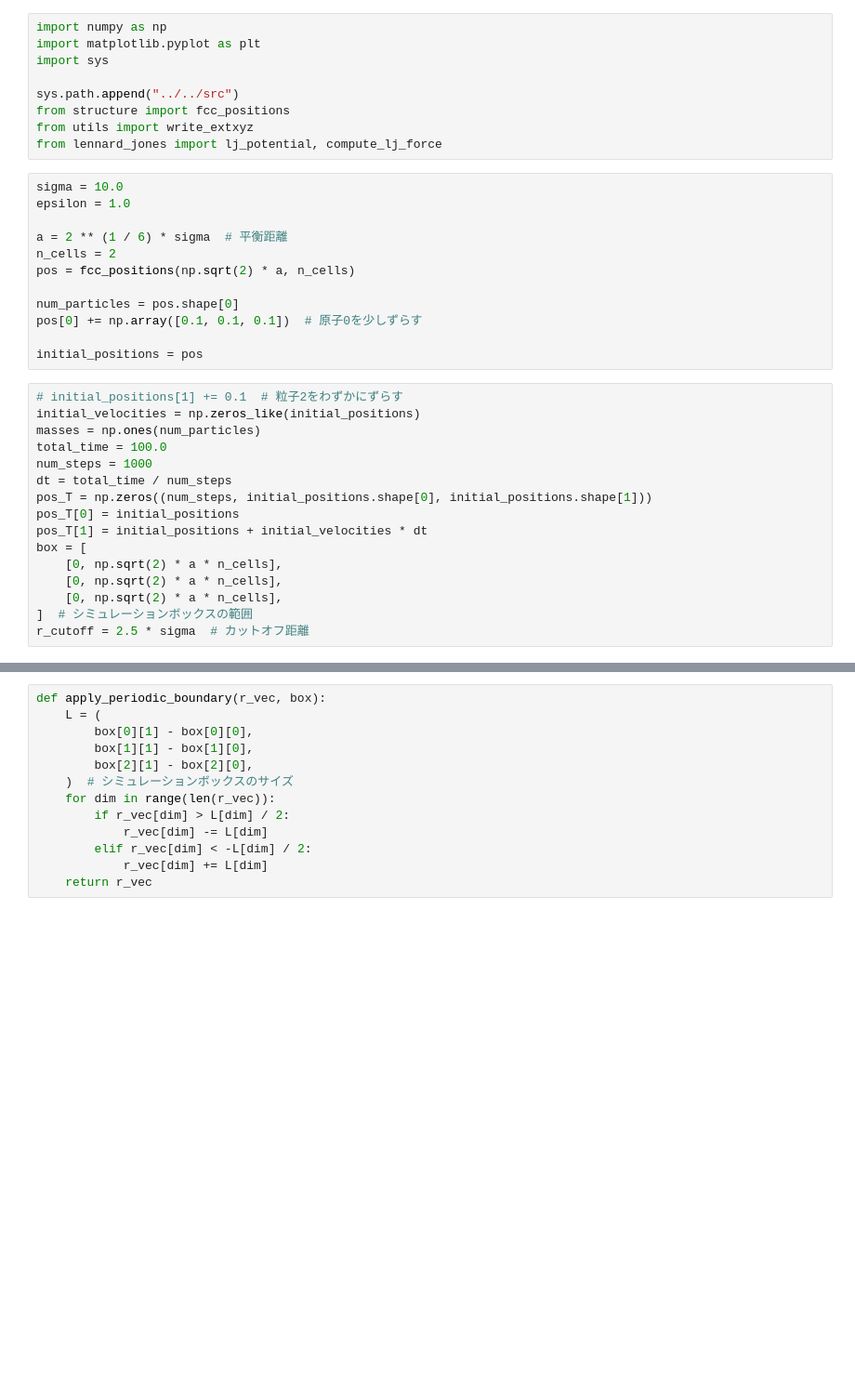
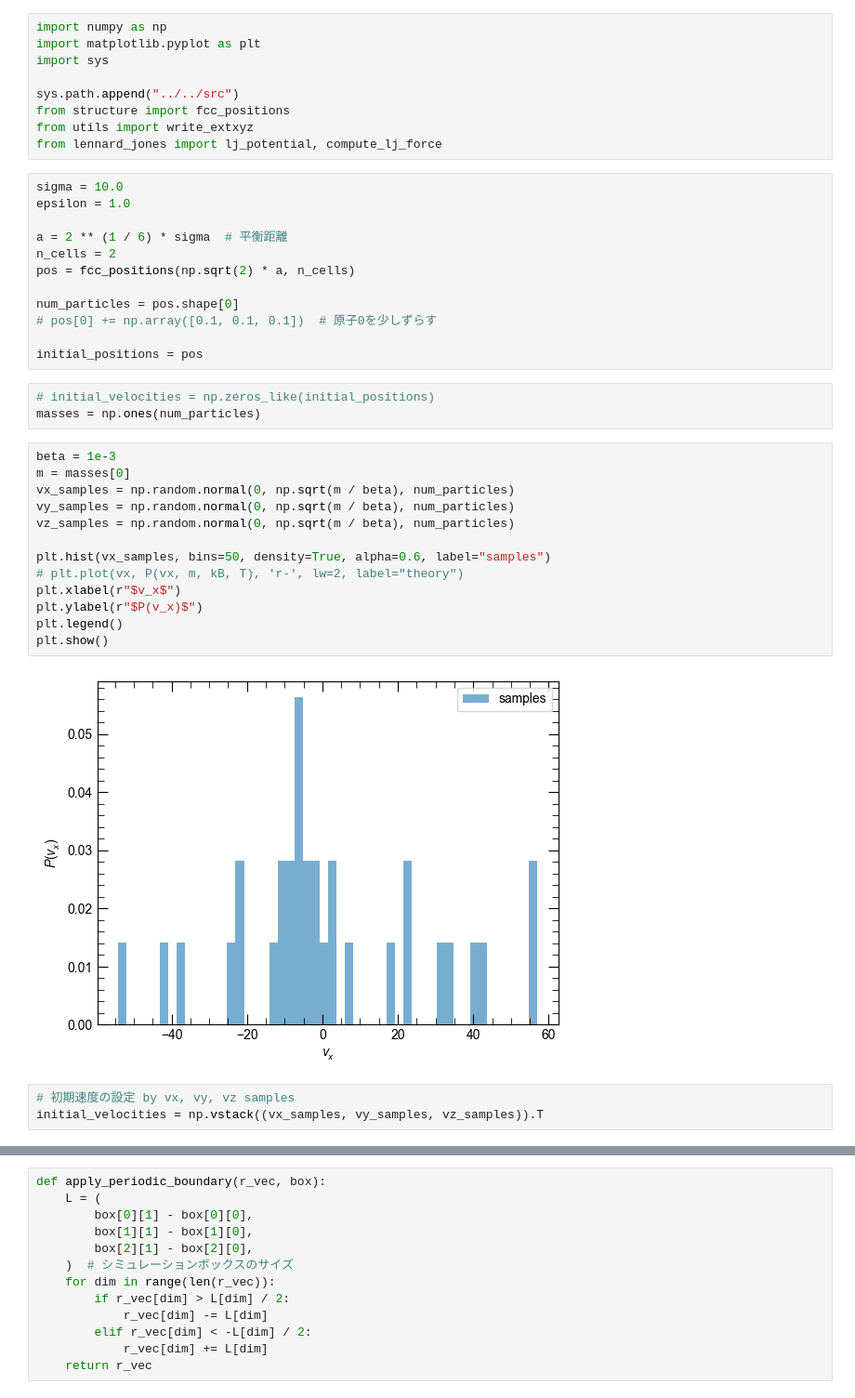
Before and after one commit to yamashun95/md_learning, a Jupyter notebook: notebooks/basic/pair_distribution.ipynb, the cells around one changed output, grey strips where cells are left out. Shown: that part at 93% size. Saved outputs shown, nothing was run; the diff lists cells and outputs as text; blank space fills up the shorter version.

```diff
--- a/notebooks/basic/pair_distribution.ipynb
+++ b/notebooks/basic/pair_distribution.ipynb
@@ -16,22 +16,27 @@ n_cells = 2
 pos = fcc_positions(np.sqrt(2) * a, n_cells)
 
 num_particles = pos.shape[0]
-pos[0] += np.array([0.1, 0.1, 0.1])  # 原子0を少しずらす
+# pos[0] += np.array([0.1, 0.1, 0.1])  # 原子0を少しずらす
 
 initial_positions = pos
 # %%
-# initial_positions[1] += 0.1  # 粒子2をわずかにずらす
-initial_velocities = np.zeros_like(initial_positions)
+# initial_velocities = np.zeros_like(initial_positions)
 masses = np.ones(num_particles)
-total_time = 100.0
-num_steps = 1000
-dt = total_time / num_steps
-pos_T = np.zeros((num_steps, initial_positions.shape[0], initial_positions.shape[1]))
-pos_T[0] = initial_positions
-pos_T[1] = initial_positions + initial_velocities * dt
-box = [
-    [0, np.sqrt(2) * a * n_cells],
-    [0, np.sqrt(2) * a * n_cells],
-    [0, np.sqrt(2) * a * n_cells],
-]  # シミュレーションボックスの範囲
-r_cutoff = 2.5 * sigma  # カットオフ距離
+# %%
+beta = 1e-3
+m = masses[0]
+vx_samples = np.random.normal(0, np.sqrt(m / beta), num_particles)
+vy_samples = np.random.normal(0, np.sqrt(m / beta), num_particles)
+vz_samples = np.random.normal(0, np.sqrt(m / beta), num_particles)
+
+plt.hist(vx_samples, bins=50, density=True, alpha=0.6, label="samples")
+# plt.plot(vx, P(vx, m, kB, T), 'r-', lw=2, label="theory")
+plt.xlabel(r"$v_x$")
+plt.ylabel(r"$P(v_x)$")
+plt.legend()
+plt.show()
+# %% [output]
+[figure, added]
+# %%
+# 初期速度の設定 by vx, vy, vz samples
+initial_velocities = np.vstack((vx_samples, vy_samples, vz_samples)).T
```
Also changed, not shown: parts of 4 cells of this notebook, 1 other file.
